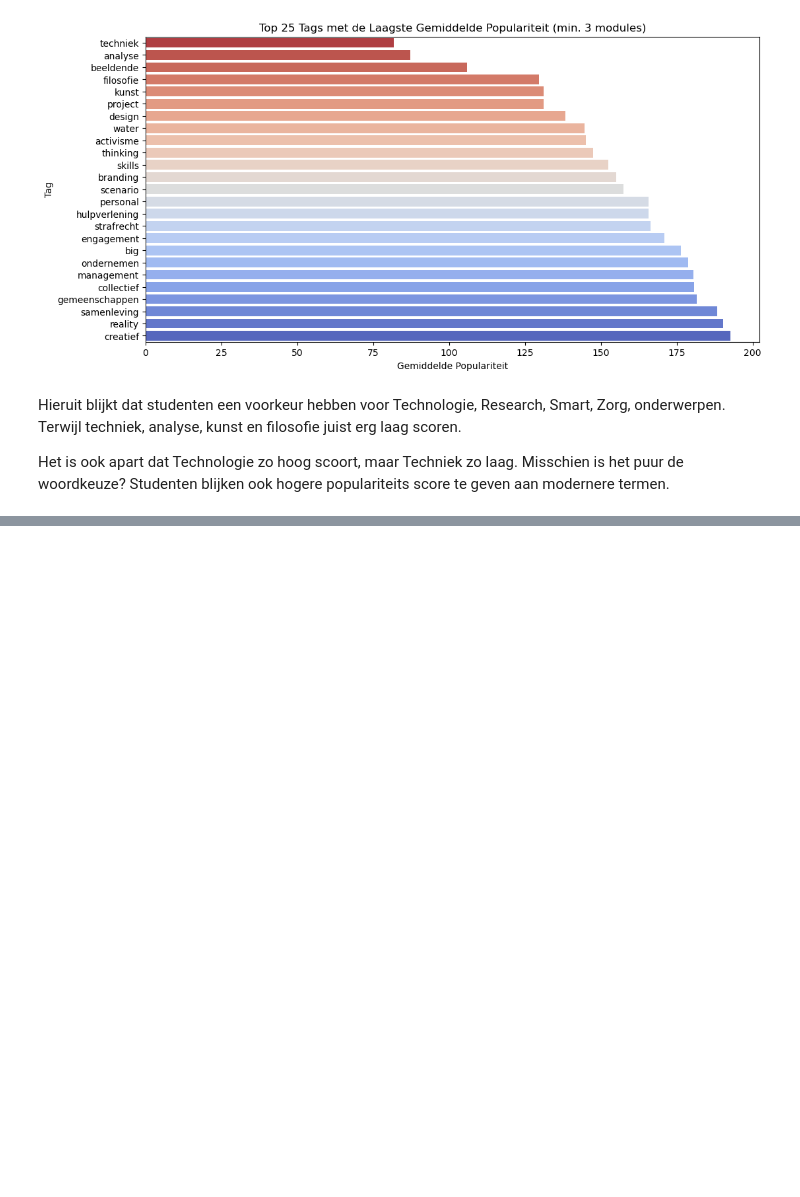
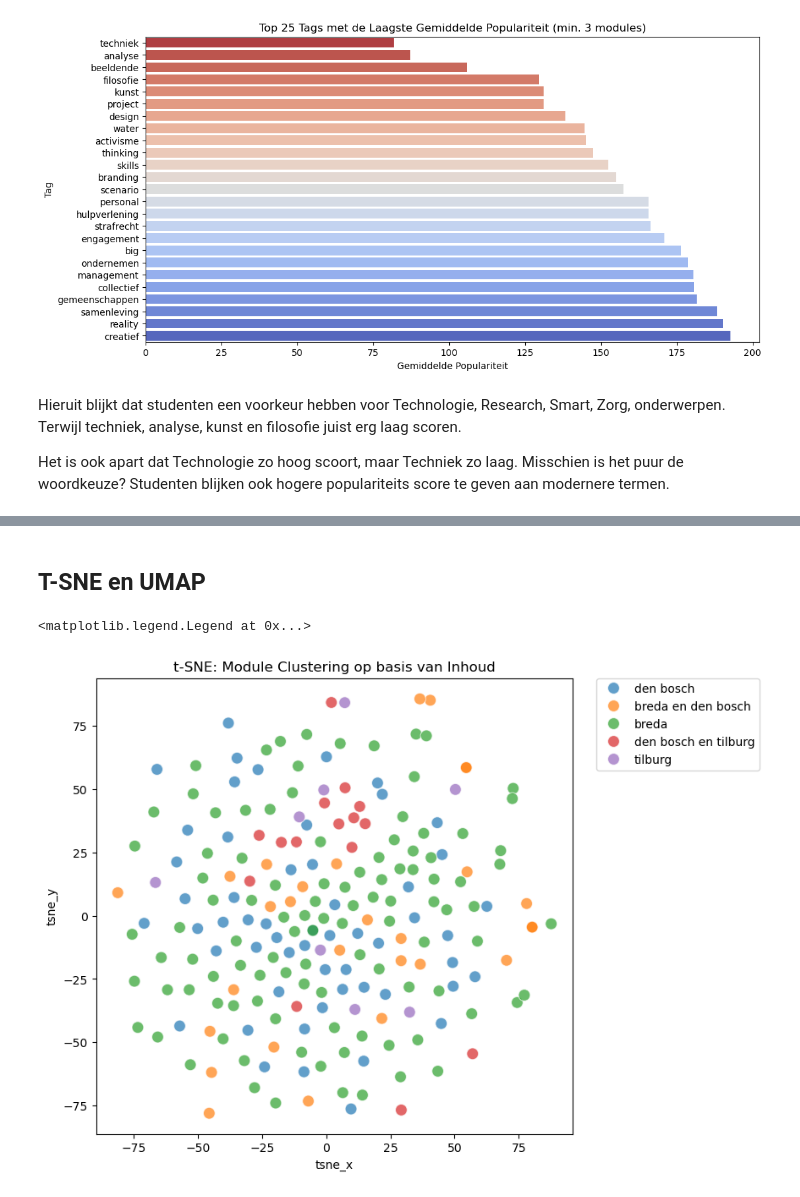
Before and after one commit to Yazan26/VKM_Datascience, a Jupyter notebook: VKM/opschonen/EDA/EDA.ipynb, the cells around one changed output, grey strips where cells are left out. Saved outputs shown, nothing was run; the diff lists cells and outputs as text; code cells hidden in the pictures; blank space fills up the shorter version.

```diff
--- a/VKM/opschonen/EDA/EDA.ipynb
+++ b/VKM/opschonen/EDA/EDA.ipynb
@@ -224,0 +335,18 @@ Het is ook apart dat Technologie zo hoog scoort, maar Techniek zo laag. Misschie
+# %% [markdown]
+## T-SNE en UMAP ##
+# %%
+# We kleuren de punten in op basis van 'Location' (of je kunt later Clusteren)
+plt.figure(figsize=(16, 7))
+
+# Plot 1: t-SNE
+plt.subplot(1, 2, 1)
+sns.scatterplot(
+    data=vkm, x='tsne_x', y='tsne_y',
+    hue='location',
+    palette='tab10', s=100, alpha=0.7
+)
+plt.title('t-SNE: Module Clustering op basis van Inhoud')
+plt.legend(bbox_to_anchor=(1.05, 1), loc=2, borderaxespad=0.)
+# %% [output]
+<matplotlib.legend.Legend at 0x...>
+[figure, added]
```
Also changed, not shown: parts of 8 cells of this notebook.
